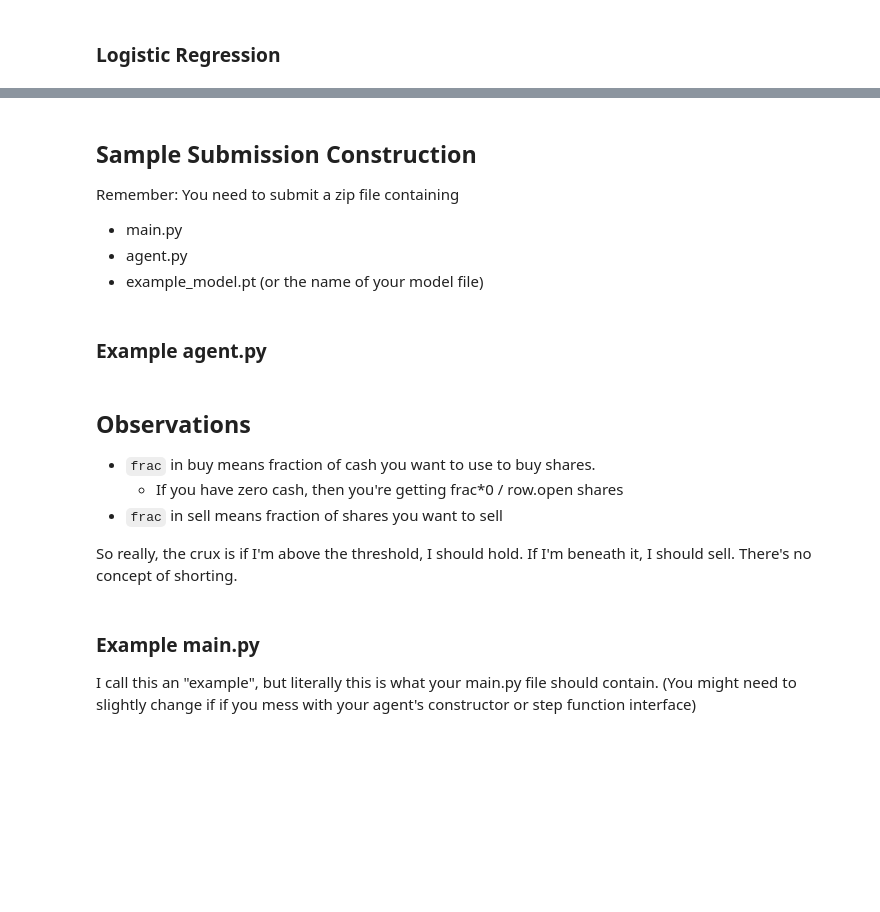
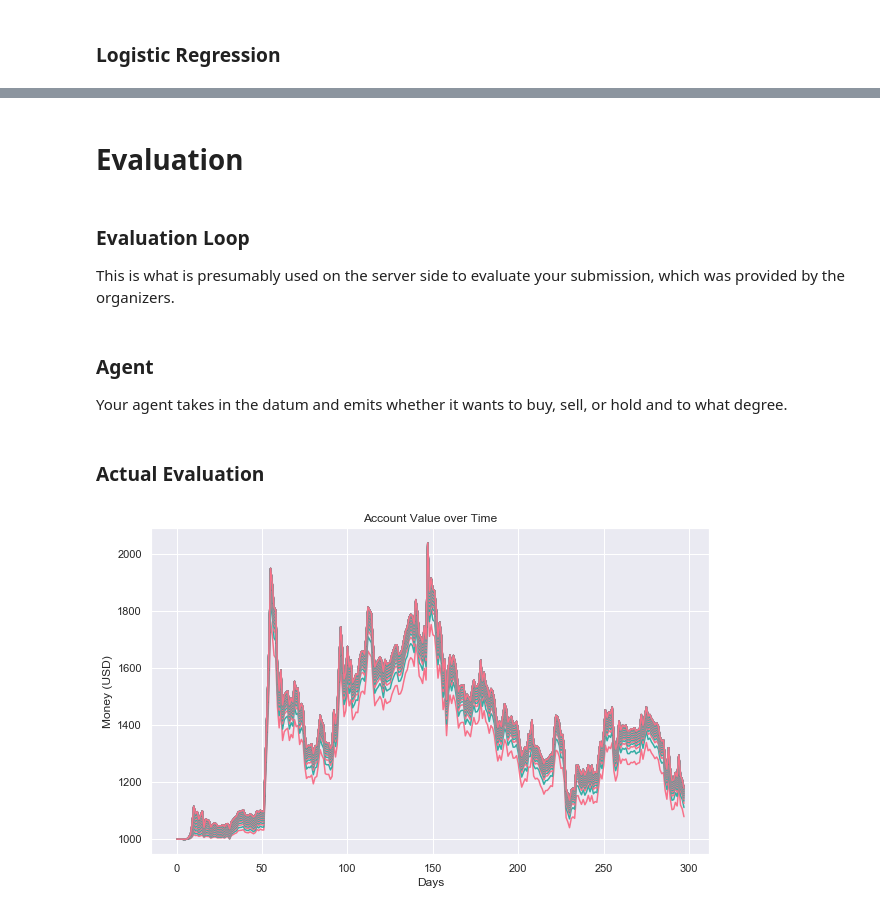
Before and after one commit to wdiam/TAMUDatathon2020Submission, a Jupyter notebook: lwc-stock_prediction.ipynb, the cells around one changed output, grey strips where cells are left out. Drawn from its saved outputs; the diff is of its cells as text; code cells hidden in the pictures; blank space fills up the shorter version.

```diff
--- a/lwc-stock_prediction.ipynb
+++ b/lwc-stock_prediction.ipynb
@@ -363,12 +233,9 @@ sns.distplot(estBestLr.predict_proba(xt.values)[:,1])
-# %% [markdown]
-## Sample Submission Construction
-
-Remember: You need to submit a zip file containing
-- main.py
-- agent.py
-- example_model.pt (or the name of your model file)
-# %% [markdown]
-### Example agent.py
+# %% [markdown]
+# Evaluation
+# %% [markdown]
+### Evaluation Loop
+
+This is what is presumably used on the server side to evaluate your submission, which was provided by the organizers.
 # %%
 import numpy as np
 from enum import IntEnum
@@ -421,15 +288,7 @@ class Evaluation:
 
     def total(self, timestep=-1):
         return self.cash + self.n_shares * self.test_data.iloc[timestep].close_prev
-# %% [markdown]
-## Observations
-
-* `frac` in buy means fraction of cash you want to use to buy shares.
-  * If you have zero cash, then you're getting frac*0 / row.open shares
-* `frac` in sell means fraction of shares you want to sell
-
-So really, the crux is if I'm above the threshold, I should hold. If I'm beneath it, I should sell. There's no concept of shorting.
-# %% [markdown]
-### Example main.py
-
-I call this an "example", but literally this is what your main.py file should contain. (You might need to slightly change if if you mess with your agent's constructor or step function interface)
+# %% [markdown]
+### Agent
+
+Your agent takes in the datum and emits whether it wants to buy, sell, or hold and to what degree.
@@ -435,0 +333,22 @@ I call this an "example", but literally this is what your main.py file should co
+# %% [markdown]
+### Actual Evaluation
+# %%
+agentStats = []
+
+for adjK in np.arange(0.5, 11, 0.25).tolist() + [5.0]:
+    agent = AgentLWC(adjK)
+
+    # test data, starting cash, your agent
+    e = Evaluation(xt.reset_index(drop=True), 1000, agent)
+
+    agentStats.append([adjK, e.total(), e.cash, e.n_shares, e.n_buys, e.n_sells, e.n_holds])
+
+    plt.plot(e.account_values)
+    plt.title("Account Value over Time")
+    plt.xlabel("Days")
+    plt.ylabel("Money (USD)")
+
+agentStats = pd.DataFrame(agentStats, columns=["adjK", "total", "cash", "nShares", "nBuys", "nSells", "nHolds"])
+agentStats = agentStats.round(2)
+# %% [output]
+[figure, added]
```
Also changed, not shown: parts of 42 cells of this notebook.
